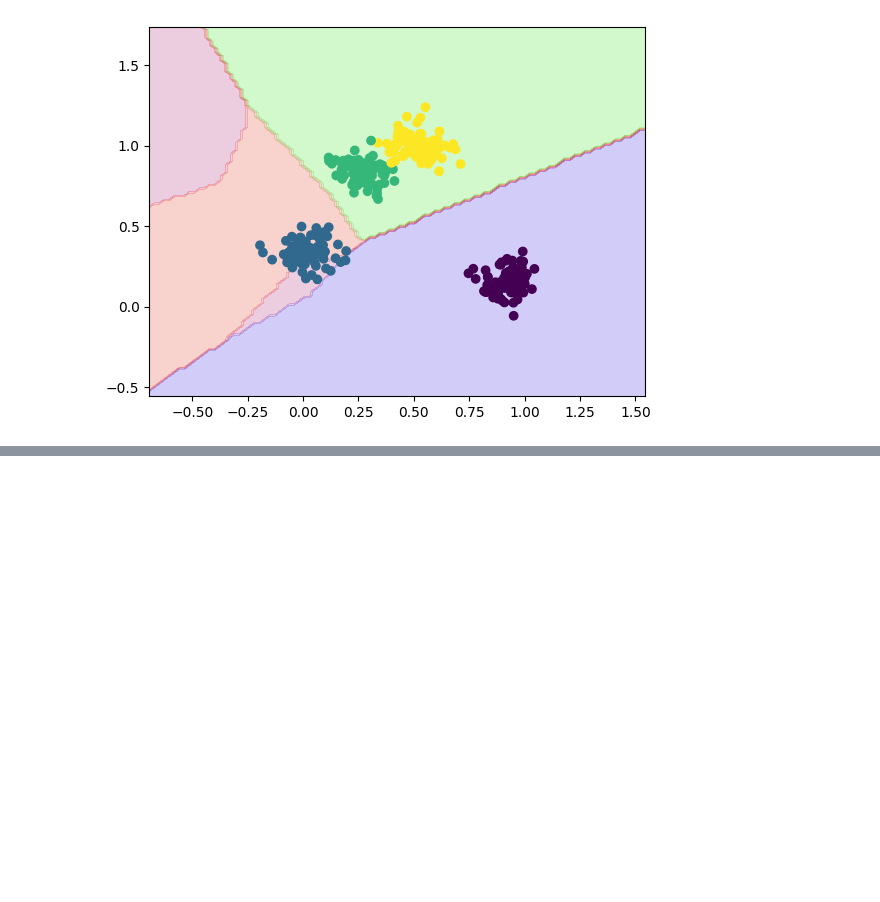
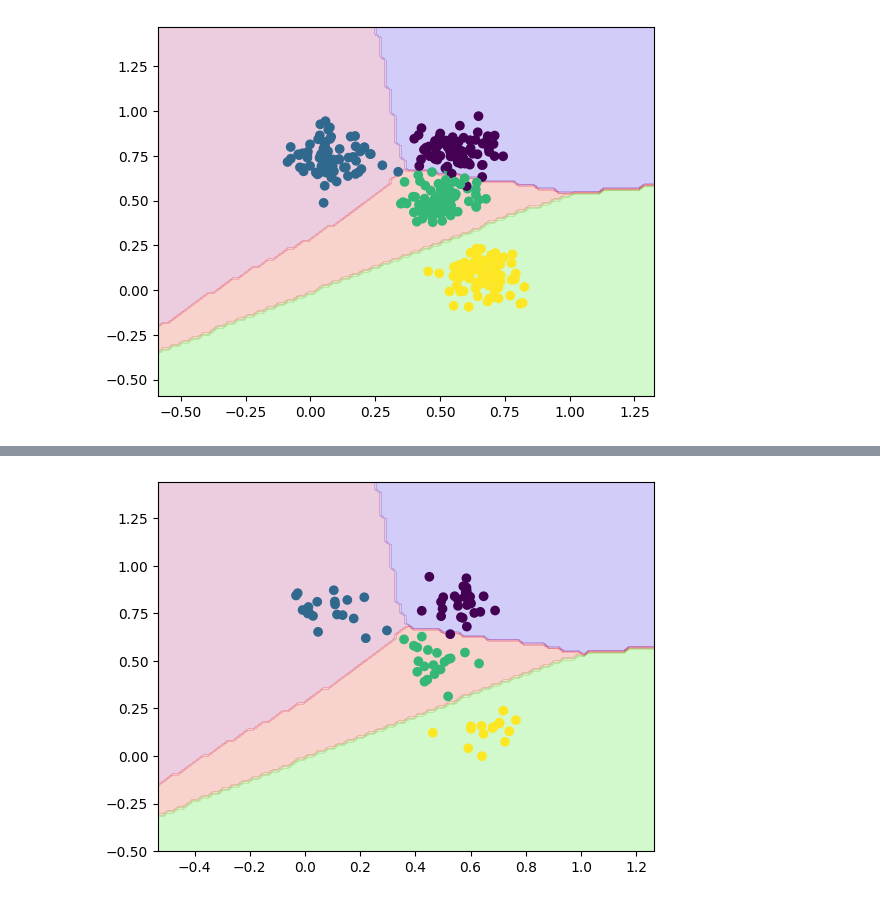
Before and after one commit to fboldt/aulasann, a Jupyter notebook: aula08a_pytorch.ipynb, the cells around one changed output, grey strips where cells are left out. Drawn from its saved outputs; the diff is of its cells as text; code cells hidden in the pictures; blank space fills up the shorter version.

```diff
--- a/aula08a_pytorch.ipynb
+++ b/aula08a_pytorch.ipynb
@@ -91,6 +193,6 @@ plt.show()
 # %%
 class SHLPTorch(BaseEstimator, ClassifierMixin):
-    def __init__(self, max_iter=50):
+    def __init__(self, max_iter=500):
         self.max_iter = max_iter
         self.model = None
 
@@ -131,4 +233,9 @@ print(accuracy_score(y_train, ypred))
 plotPredictions(model, X_train)
 plotDataset(X_train, y_train)
 plt.show()
+ypred = model.predict(X_test)
+print(accuracy_score(y_test, ypred))
+plotPredictions(model, X_test)
+plotDataset(X_test, y_test)
+plt.show()
 # %% [output]
@@ -137,20 +246,19 @@ plt.show()
 # %%
-from tensorflow import keras
-
-class SHLPKeras(BaseEstimator, ClassifierMixin):
-    def __init__(self, max_iter=50):
+class MLPKeras(BaseEstimator, ClassifierMixin):
+    def __init__(self, max_iter=500, n_hidden=[100]):
         self.max_iter = max_iter
+        self.n_hidden = n_hidden
         self.model = None
     def fit(self, X, y):
         input_shape = X.shape[1]
         output_shape = len(set(y))
         self.labels, ids = np.unique(y, return_inverse=True)
         yhot = keras.utils.to_categorical(ids)
-        self.model = keras.Sequential([
-            keras.layers.Input(shape=(input_shape,)),
-            keras.layers.Dense(input_shape*2+1, activation='relu'),
-            keras.layers.Dense(output_shape, activation='softmax')
-        ])
+        self.model = keras.Sequential()
+        self.model.add(keras.layers.Input(shape=(input_shape,)))
+        for n in self.n_hidden:
+            self.model.add(keras.layers.Dense(n, activation='relu'))
+        self.model.add(keras.layers.Dense(output_shape, activation='softmax'))
         self.model.compile(optimizer='adam', loss='categorical_crossentropy', metrics=['accuracy'])
         self.model.fit(X, yhot, epochs=self.max_iter, verbose=0)
         return self
@@ -160,13 +268,18 @@ class SHLPKeras(BaseEstimator, ClassifierMixin):
         ypred = np.argmax(self.predict_proba(X), axis=1)
         return self.labels[ypred]
 
-
-model = SHLPKeras()
+model = MLPKeras()
 model.fit(X_train, y_train)
 ypred = model.predict(X_train)
 print(accuracy_score(y_train, ypred))
 plotPredictions(model, X_train)
 plotDataset(X_train, y_train)
 plt.show()
+
+ypred = model.predict(X_test)
+print(accuracy_score(y_test, ypred))
+plotPredictions(model, X_test)
+plotDataset(X_test, y_test)
+plt.show()
 # %% [output]
 10/10 ━━━━━━━━━━━━━━━━━━━━ 0s 3ms/step
@@ -175 +288 @@ plt.show()
-[figure, old version]
+[figure, new version]
@@ -176 +292,2 @@ plt.show()
+[figure, added]
 # %%
```
Also changed, not shown: parts of 12 cells of this notebook.
